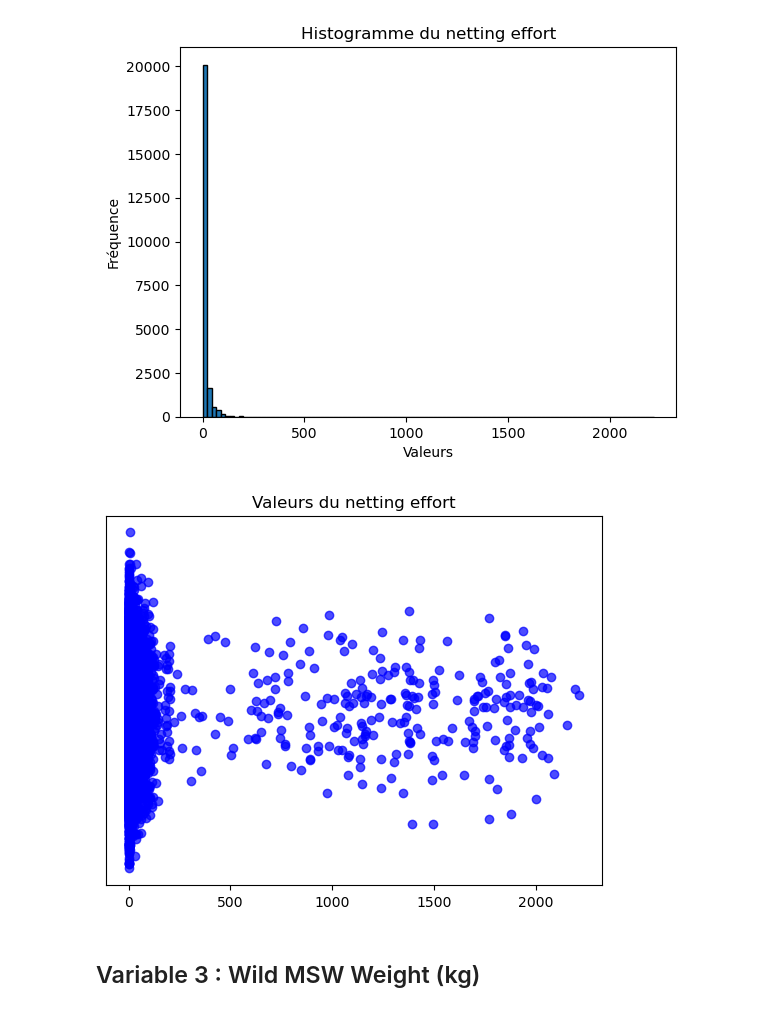
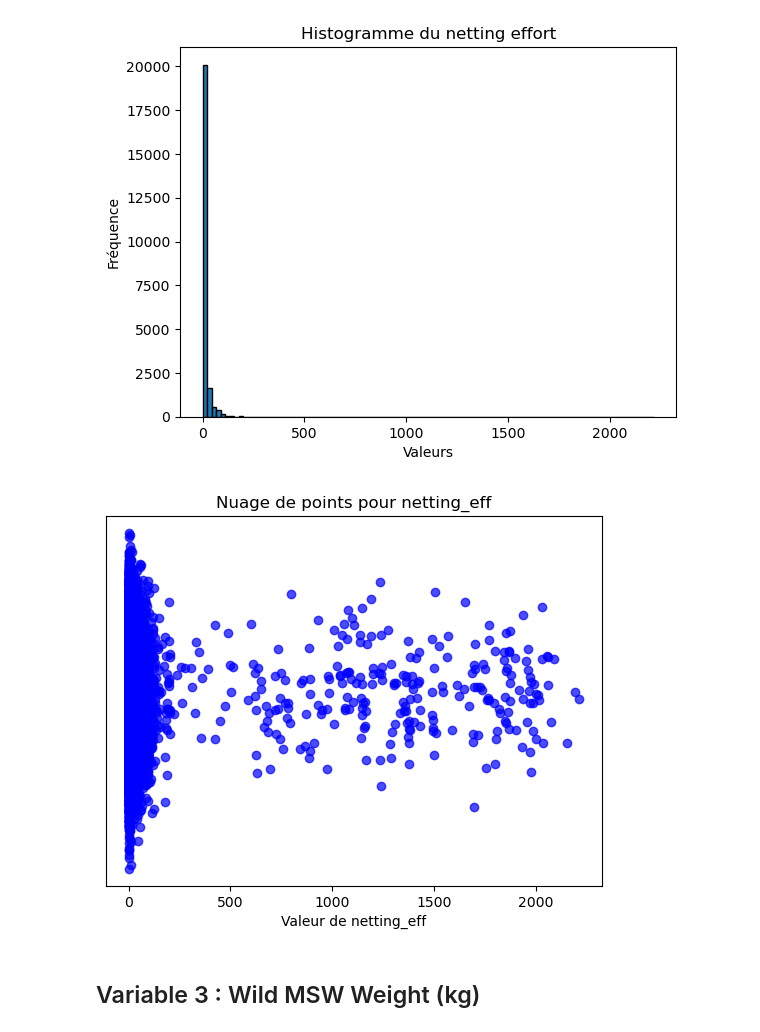
Before and after one commit to F1golfin/projet_stat, a Jupyter notebook: Etude_statistique_Saumons.ipynb, the cells around one changed output. Drawn from its saved outputs; the diff is of its cells as text; code cells hidden in the pictures.

Commit message:
Modif bug nuage de points 2e var

```diff
--- a/Etude_statistique_Saumons.ipynb
+++ b/Etude_statistique_Saumons.ipynb
@@ -194,16 +194,20 @@ plt.show()
 # %% [output]
 [figure]
 # %%
+# Générer un léger "jitter" pour éviter le chevauchement des points
+y = np.random.normal(0, 0.02, size=len(netting_eff))
+
 # Scatter plot en 1D
 plt.scatter(netting_eff, y, color="blue", alpha=0.7)
 
 # Personnalisation du graphique
-plt.yticks([])
-plt.title("Valeurs du netting effort")
+plt.xlabel("Valeur de netting_eff")
+plt.yticks([])  # Enlever l'axe Y (inutile)
+plt.title("Nuage de points pour netting_eff")
 
 plt.show()
 # %% [output]
-[figure, old version]
+[figure, new version]
 # %% [markdown]
 ## Variable 3 : Wild MSW Weight (kg)
 # %%
```
Also changed, not shown: parts of 10 cells of this notebook.
